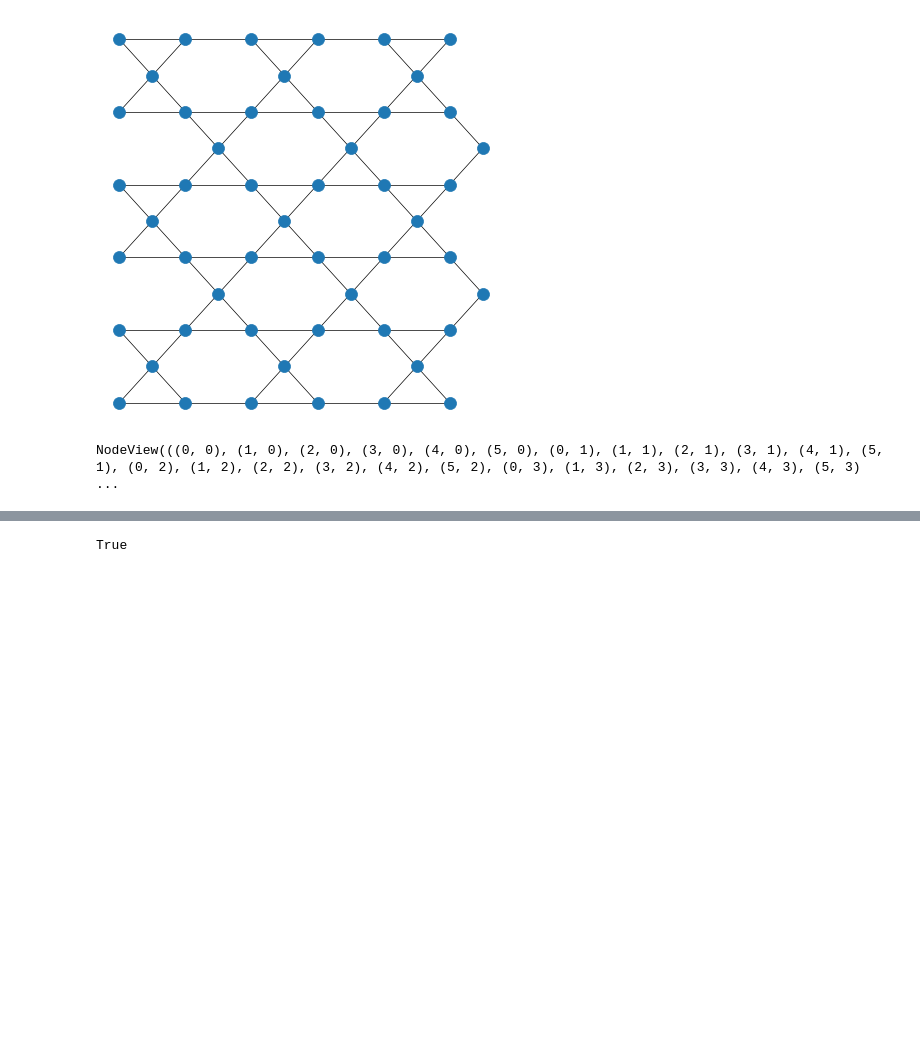
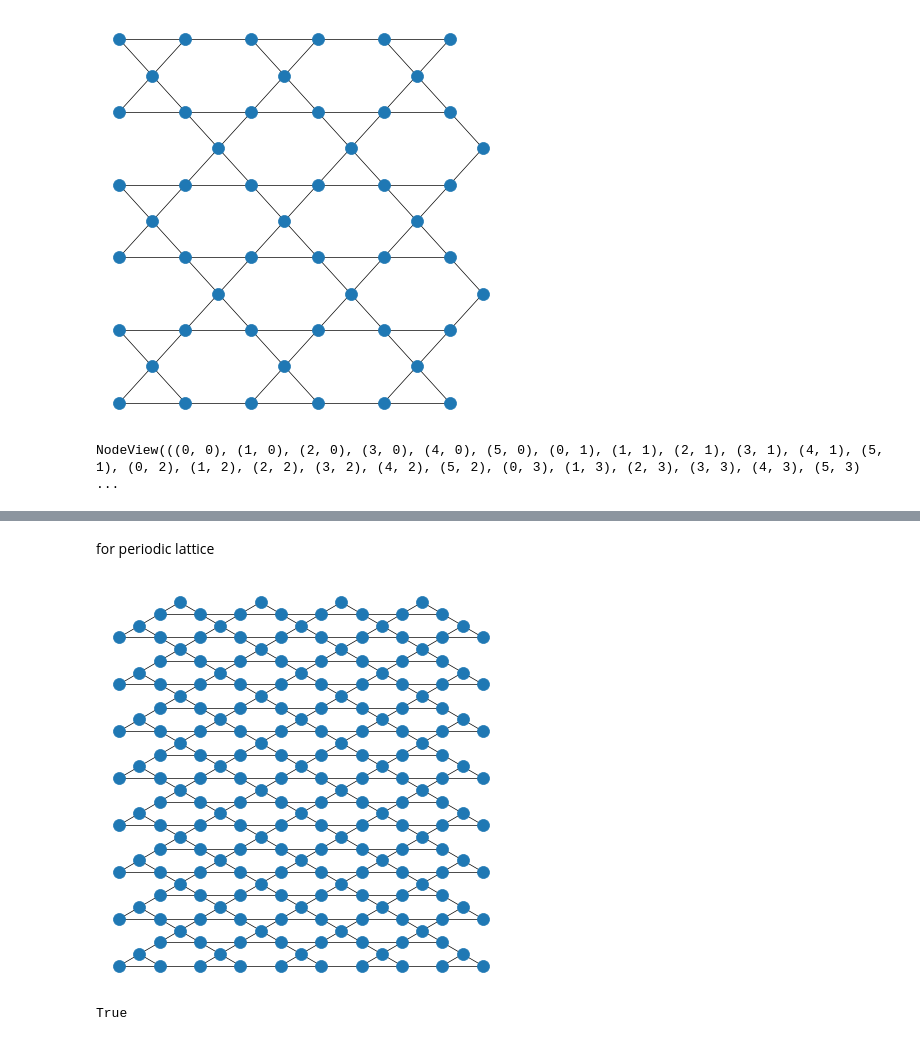
Before and after one commit to vdrouint/d-wave-other, a Jupyter notebook: qubit-to-lattice.ipynb, the cells around one changed output, grey strips where cells are left out. Drawn from its saved outputs; the diff is of its cells as text; code cells hidden in the pictures; blank space fills up the shorter version.

Commit message:
periodic cell

```diff
--- a/qubit-to-lattice.ipynb
+++ b/qubit-to-lattice.ipynb
@@ -1011,3 +1031,74 @@ nx.draw(filter_graph, pos2)
+# %% [markdown]
+for periodic lattice
+# %%
+# a kagome graph with the positions. start with a triangular graph
+#make a triangular lattice:
+N=40
+g_trig = nx.triangular_lattice_graph(N,N, periodic=False, with_positions=True, create_using=None)
+g_kag = nx.triangular_lattice_graph(N,N, periodic=False, with_positions=True, create_using=None)
+complement_graph = nx.Graph()
+pos={}
+frac = 0.1
+for node in g_trig.nodes:
+    if node[0] % 2 == 1 and node[1] % 4 == 1:
+        g_kag.remove_node(node)
+    elif node[0] % 2 == 0 and node[1] % 4 == 3:
+        g_kag.remove_node(node)
+    else:
+        pos_here = np.array([1,np.sqrt(3)/2])*(np.array(node) + np.array([0.5, 0])*(node[1] % 2))
+        pos.update({node:pos_here})
+
+#here, pos has the positions on the 2D array for a Kagome lattice
+
+#new mapping of nodes as integers
+pos2 = {}
+i = 0
+DictRelabel = {}
+for node in g_kag.nodes:
+    DictRelabel.update({node:i})
+    pos2.update({i:pos[node]})
+    i += 1
+
+g_kag2 = nx.relabel_nodes(g_kag, DictRelabel)
+
+#cut some x and y boundaries for what we think is the correct graph
+
+ymax = 16.1 #for only Kag1
+ymax = 32.1 #for Kagall
+#second pass:
+filter_graph = g_kag2.copy()
+for node in g_kag2.nodes:
+    xval = pos2[node][0]
+    yval = pos2[node][1]
+    #if yval % (4*np.sqrt(3)/2) != 0:
+
+    if xval < 0.0:
+        filter_graph.remove_node(node)
+        pos2.pop(node)
+    elif xval > 9:
+        filter_graph.remove_node(node)
+        pos2.pop(node)
+    elif yval > ymax*np.sqrt(3)/2 - 0.2:
+        filter_graph.remove_node(node)
+        pos2.pop(node)
+
+filter_graph2 = filter_graph.copy()
+if True:
+    for node in filter_graph.nodes:
+        xval = pos2[node][0]
+        yval = pos2[node][1]
+        if abs(yval/(np.sqrt(3)/2) % 4) > 0.1:
+            if xval < 0.4:
+                filter_graph2.remove_node(node)
+                pos2.pop(node)
+            elif xval > 8.6:
+                filter_graph2.remove_node(node)
+                pos2.pop(node)
+
+
+nx.draw(filter_graph2, pos2)
+# %% [output]
+[figure, added]
 # %%
 #compare the Zephyr graph (simplify_Kag_graph) with a filtered version that we have curated
 GM = nx.isomorphism.GraphMatcher(simplify_Kag_graph, filter_graph)
```
Also changed, not shown: parts of 2 cells of this notebook, 2 other files.
